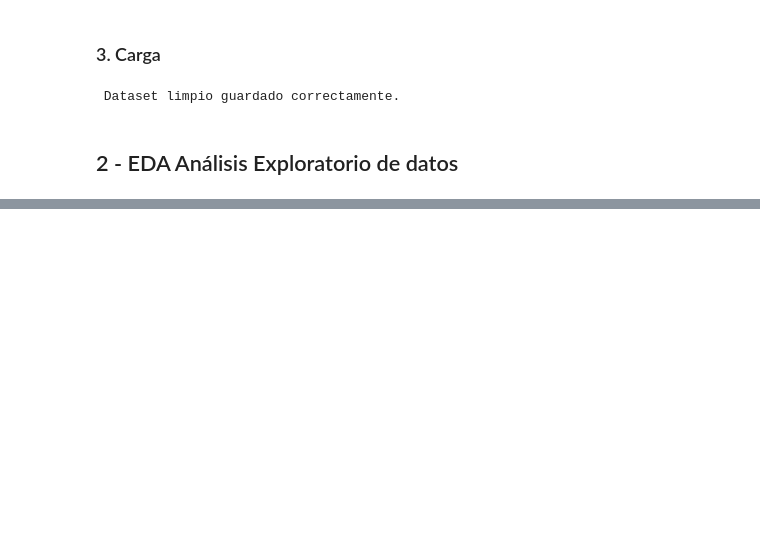
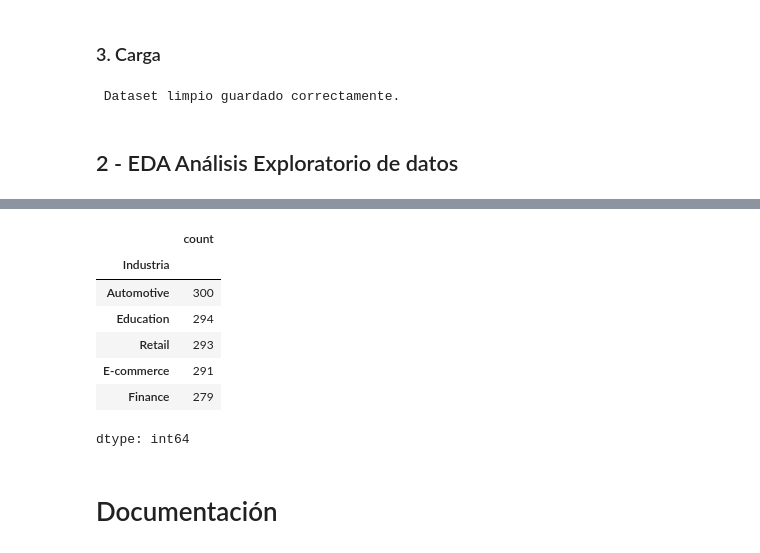
Before and after one commit to AlexiasXro/tendencias-empleo-ia, a Jupyter notebook: Laboratorio1_.ipynb, the cells around one changed output, grey strips where cells are left out. Cells and saved outputs as stored; diff of their text form; code cells hidden in the pictures; blank space fills up the shorter version.

```diff
--- a/Laboratorio1_.ipynb
+++ b/Laboratorio1_.ipynb
@@ -255,0 +262,14 @@ print(" Dataset limpio guardado correctamente.")
+# %%
+# ¿Qué industrias lideran la contratación en IA?
+df['Industria'].value_counts().head()
+# %% [output]
+|  | count |
+| Industria |  |
+| Automotive | 300 |
+| Education | 294 |
+| Retail | 293 |
+| E-commerce | 291 |
+| Finance | 279 |
+dtype: int64
+# %% [markdown]
+# Documentación
```
Also changed, not shown: parts of 9 cells of this notebook.
